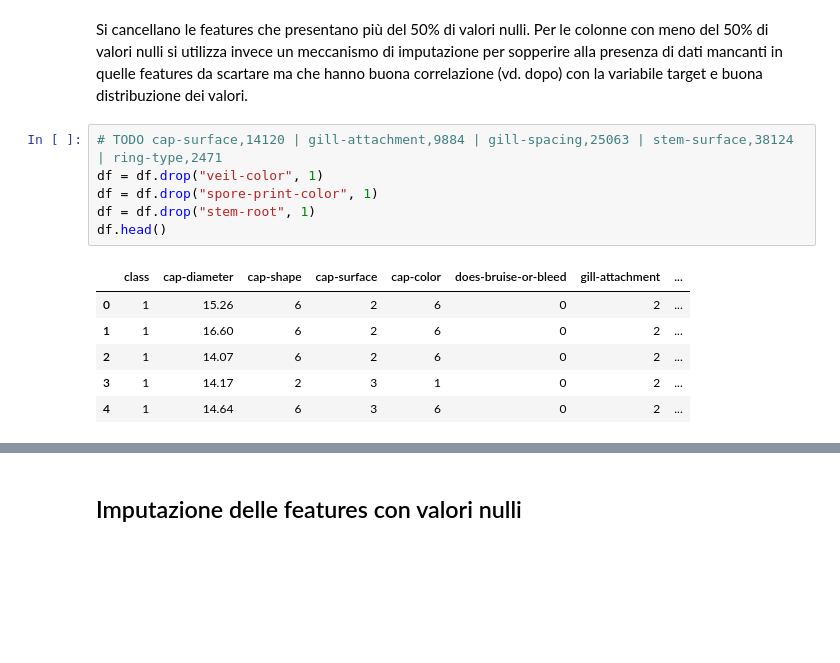
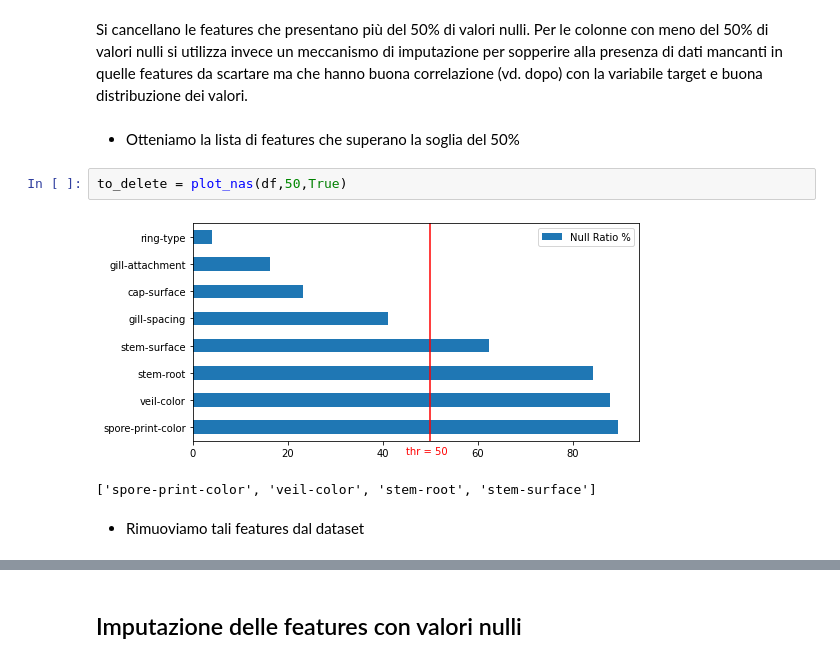
Before and after one commit to danilo-dellorco/ml-project, a Jupyter notebook: danilo.ipynb, the cells around one changed output, grey strips where cells are left out. Cells and saved outputs as stored; diff of their text form; blank space fills up the shorter version.

```diff
--- a/danilo.ipynb
+++ b/danilo.ipynb
@@ -202,16 +208,12 @@ TODO Valutare l'utilizzo di una VarianceThreshold from SkLearn per rimuovere le
 ### Rimozione di features con valori nulli
 # %% [markdown]
 Si cancellano le features che presentano più del 50% di valori nulli. Per le colonne con meno del 50% di valori nulli si utilizza invece un meccanismo di imputazione per sopperire alla presenza di dati mancanti in quelle features da scartare ma che hanno buona correlazione (vd. dopo) con la variabile target e buona distribuzione dei valori.
-# %%
-# TODO cap-surface,14120 | gill-attachment,9884 | gill-spacing,25063 | stem-surface,38124 | ring-type,2471
-df = df.drop("veil-color", 1)
-df = df.drop("spore-print-color", 1)
-df = df.drop("stem-root", 1)
-df.head()
-# %% [output]
-|  | class | cap-diameter | cap-shape | cap-surface | cap-color | does-bruise-or-bleed | gill-attachment | ... |
-| 0 | 1 | 15.26 | 6 | 2 | 6 | 0 | 2 | ... |
-| 1 | 1 | 16.60 | 6 | 2 | 6 | 0 | 2 | ... |
-| 2 | 1 | 14.07 | 6 | 2 | 6 | 0 | 2 | ... |
-| 3 | 1 | 14.17 | 2 | 3 | 1 | 0 | 2 | ... |
-| 4 | 1 | 14.64 | 6 | 3 | 6 | 0 | 2 | ... |
+# %% [markdown]
+- Otteniamo la lista di features che superano la soglia del 50%
+# %%
+to_delete = plot_nas(df,50,True)
+# %% [output]
+[figure, added]
+['spore-print-color', 'veil-color', 'stem-root', 'stem-surface']
+# %% [markdown]
+- Rimuoviamo tali features dal dataset
```
Also changed, not shown: parts of 7 cells of this notebook.
